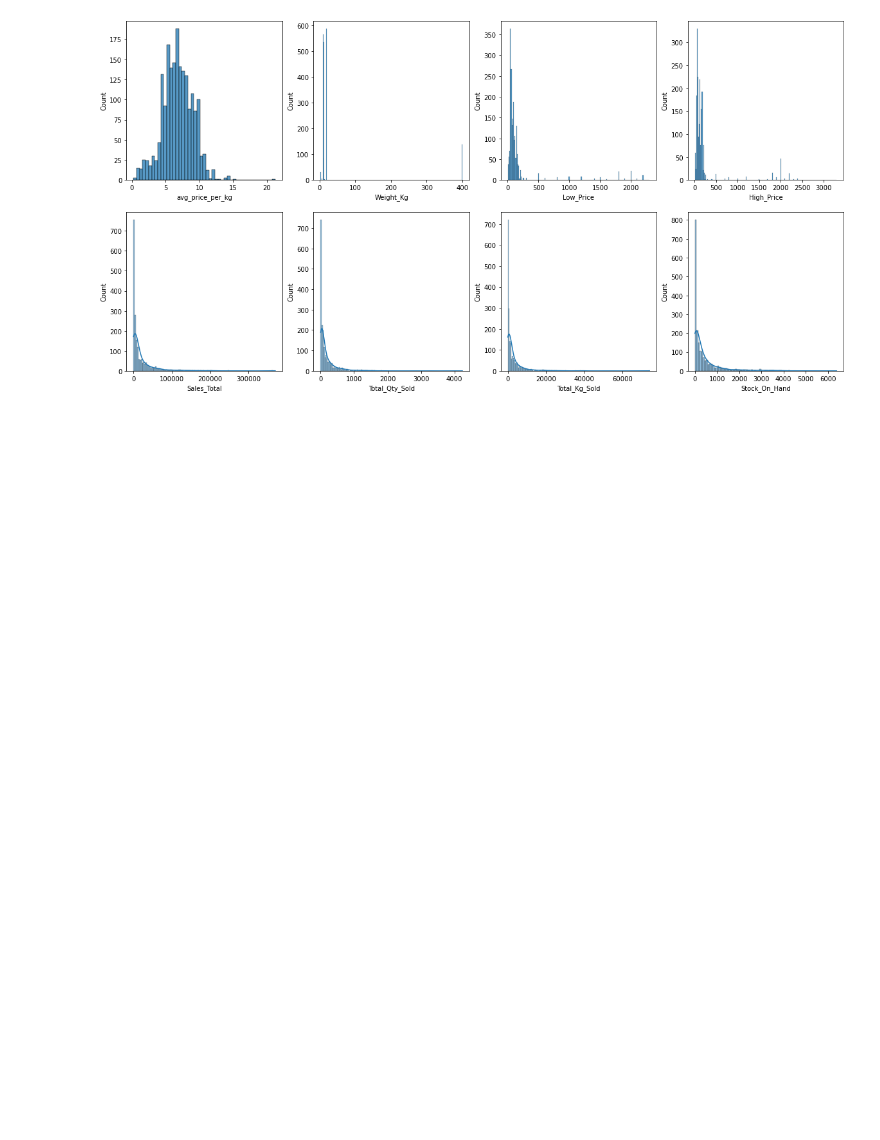
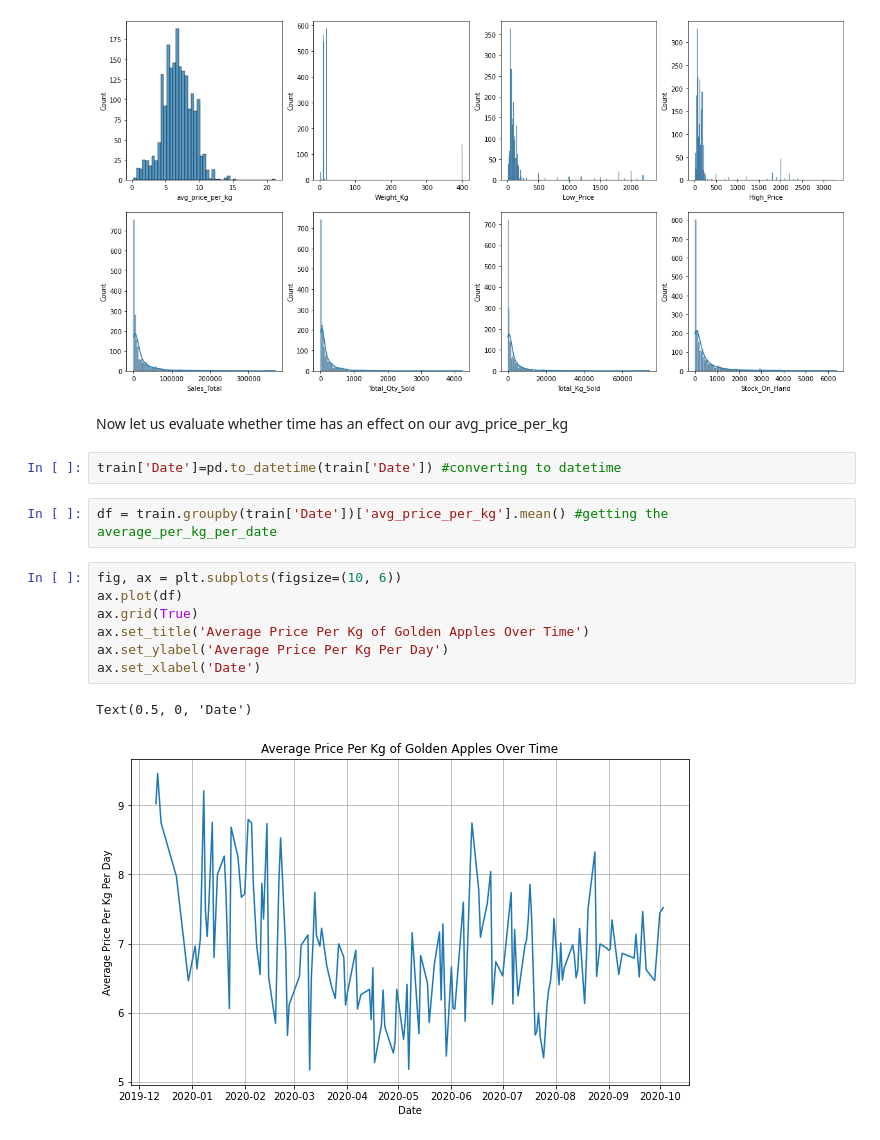
Before and after one commit to nkonyanihlulani/Team_7_regression, a Jupyter notebook: team_7.ipynb, the cells around one changed output. Cells and saved outputs as stored; diff of their text form; blank space fills up the shorter version.

Commit message:
Time figure Added

```diff
--- a/team_7.ipynb
+++ b/team_7.ipynb
@@ -117,3 +137,19 @@ sns.histplot(train.Stock_On_Hand,kde=True,ax=axs[1,3])
 plt.show()
 # %% [output]
 [figure]
+# %% [markdown]
+Now let us evaluate whether time has an effect on our avg_price_per_kg
+# %%
+train['Date']=pd.to_datetime(train['Date']) #converting to datetime
+# %%
+df = train.groupby(train['Date'])['avg_price_per_kg'].mean() #getting the average_per_kg_per_date
+# %%
+fig, ax = plt.subplots(figsize=(10, 6))
+ax.plot(df)
+ax.grid(True)
+ax.set_title('Average Price Per Kg of Golden Apples Over Time')
+ax.set_ylabel('Average Price Per Kg Per Day')
+ax.set_xlabel('Date')
+# %% [output]
+Text(0.5, 0, 'Date')
+[figure, added]
```
Also changed, not shown: parts of 3 cells of this notebook.
